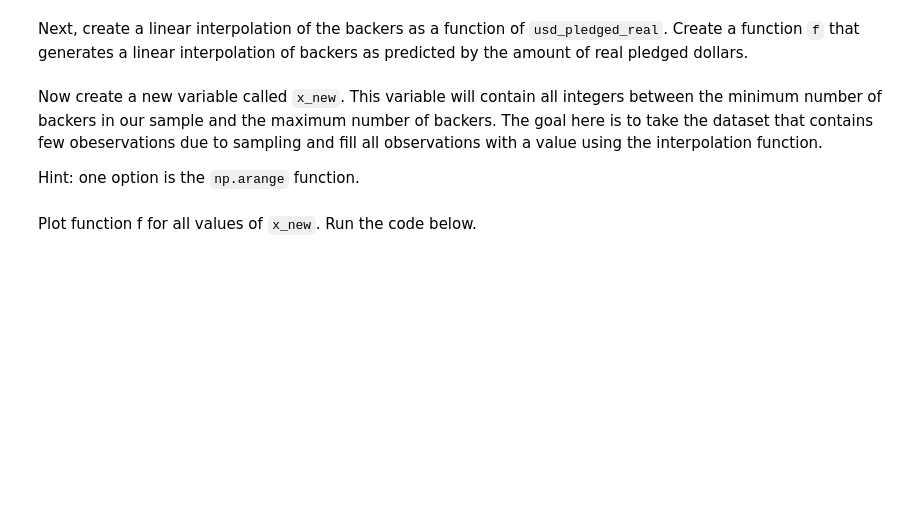
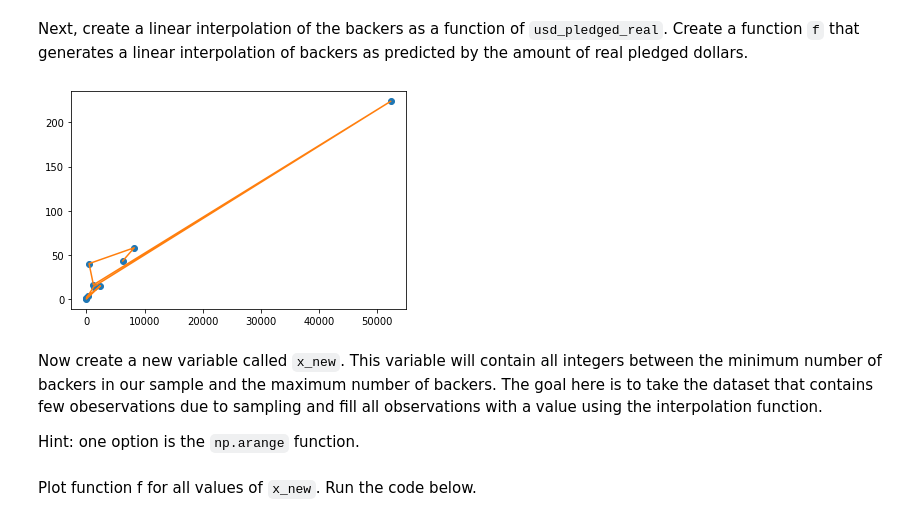
Before and after one commit to ironhack-datalabs/datamex0120, a Jupyter notebook: module-2/lab-intro-to-scipy/your-code/main.ipynb, the cells around one changed output. Saved outputs shown, nothing was run; the diff lists cells and outputs as text; code cells hidden in the pictures; blank space fills up the shorter version.

```diff
--- a/module-2/lab-intro-to-scipy/your-code/main.ipynb
+++ b/module-2/lab-intro-to-scipy/your-code/main.ipynb
@@ -153,5 +154,4 @@ In the cell below, import the `interp1d` function and first take a sample of 10
 # %%
 # Your code here:
 from scipy.interpolate import interp1d
-kickstarter.head(10)
-f = interp1d()
+new = kickstarter[:10]
@@ -174,3 +160,15 @@ Next, create a linear interpolation of the backers as a function of `usd_pledged
+# %%
+# Your code here:
+x = new['usd_pledged_real']
+y = new['backers']
+f = interp1d(x,y)
+nw = f(x)
+# %%
+
+plt.plot(x,y,'o',x,nw,'-')
+plt.show()
+# %% [output]
+[figure, added]
 # %% [markdown]
 Now create a new variable called `x_new`. This variable will contain all integers between the minimum number of backers in our sample and the maximum number of backers. The goal here is to take the dataset that contains few obeservations due to sampling and fill all observations with a value using the interpolation function.
 
```
Also changed, not shown: parts of 8 cells of this notebook.
